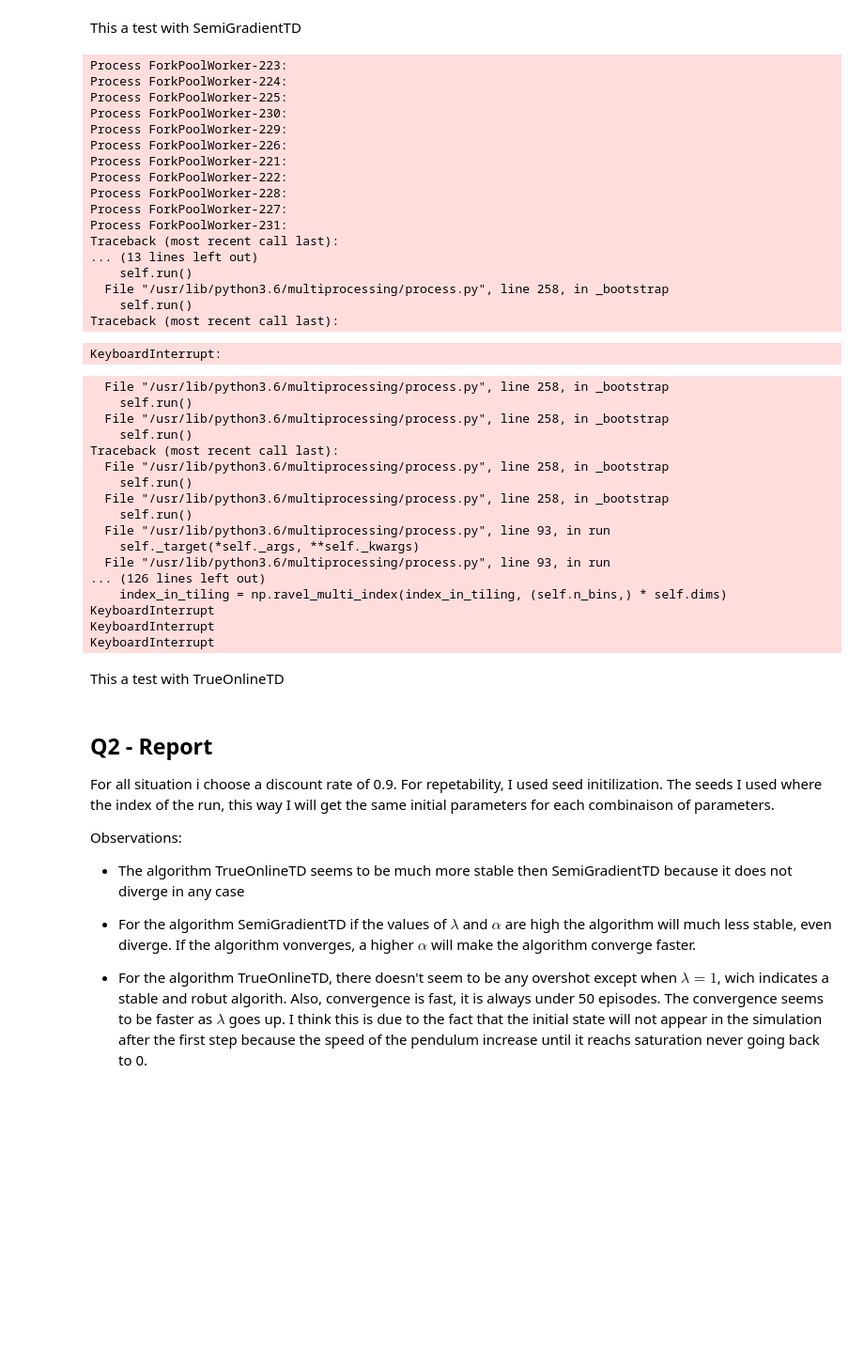
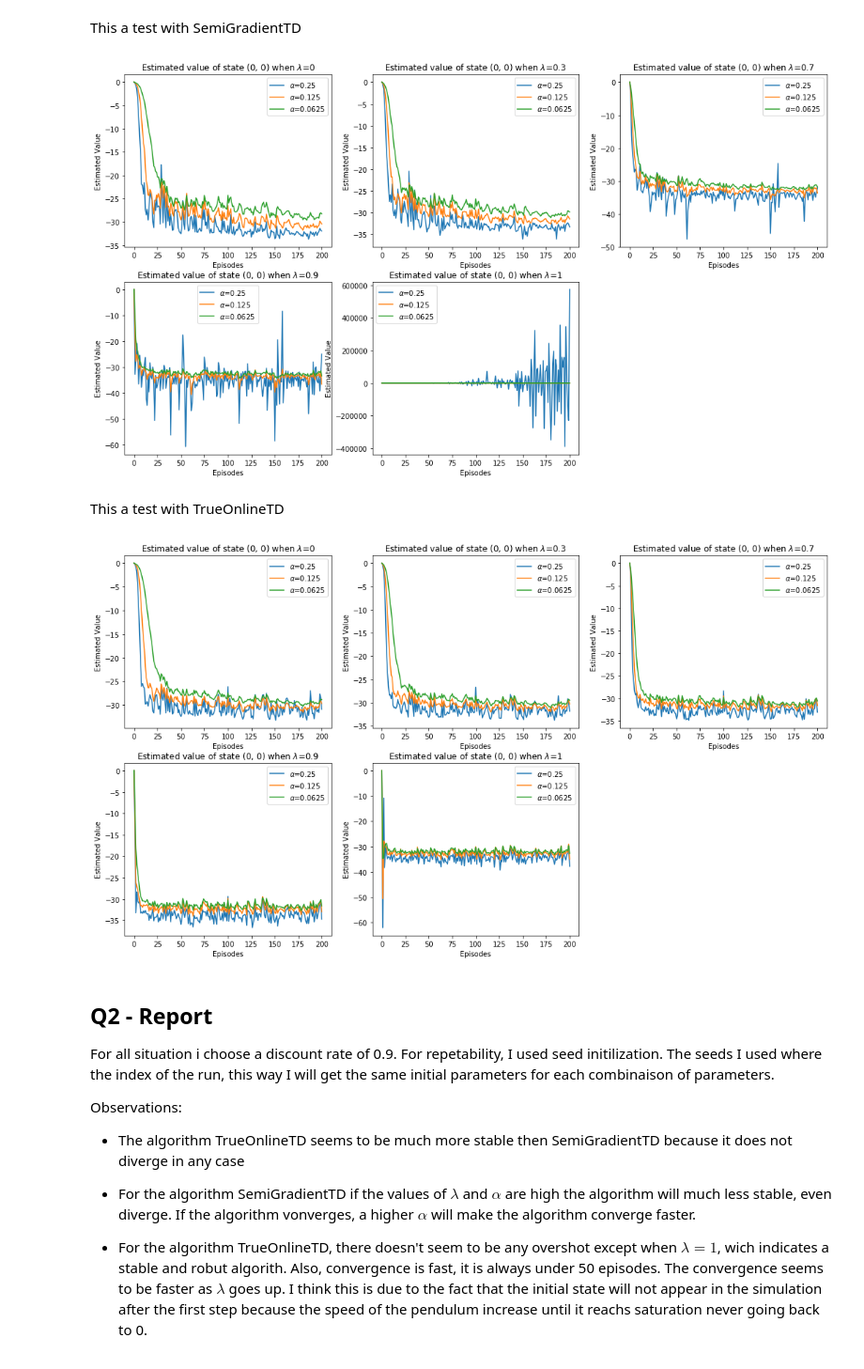
Before and after one commit to jgsimard/COMP767, a Jupyter notebook: hw2-notebook.ipynb, the cells around one changed output. Shown at 94% size. Drawn from its saved outputs; the diff is of its cells as text; code cells hidden in the pictures; blank space fills up the shorter version.

```diff
--- a/hw2-notebook.ipynb
+++ b/hw2-notebook.ipynb
@@ -254,7 +257,7 @@ Perform 10 independent runs, each of 200 episodes. Each episode should start art
 # %% [markdown]
 ### Functions necessary to compute the experiment
 # %%
-def policy(env, state, action_amplitude = None):
+def q2_policy(env, state, action_amplitude = None):
     probability_torque_same_direction = 0.9
     velocity = state[1]
 
@@ -298,7 +301,7 @@ def q2_run(trace_decay_rate, learning_rate, n_episode_by_run, n_bins, n_tilings,
                                                              n_tilings=n_tilings,
                                                              observation_space = state_observation_space)
     agent = agent_class(env, discount_rate, learning_rate, trace_decay_rate,
-                        approximation_function,policy, get_angle_velocity, reset_env)
+                        approximation_function, q2_policy, get_angle_velocity, reset_env)
     agent.weights = get_weights(approximation_function.size, seed=seed)
     env.seed(seed)
     state_to_estimate = np.array([0,0])
@@ -362,7 +365,7 @@ def q2_experiment_parallel(trace_decay_rates,
 
     results = {}
     for trace_decay_rate in trace_decay_rates:
-        results[lambda_return]= {}
+        results[trace_decay_rate]= {}
         for learning_rate in learning_rates:
             results[trace_decay_rate][learning_rate] = np.mean(parallel_results[:n_run], axis=0)
             del parallel_results[:n_run]
@@ -371,20 +374,20 @@ def q2_experiment_parallel(trace_decay_rates,
 # %% [markdown]
 ### Plotting functions
 # %%
-def lambda_plot(results, lambda_return):
-    for learning_rate in results[lambda_return]:
-        plt.plot(results[lambda_return][learning_rate], label=r"$\alpha$"+f"={learning_rate}")
-    plt.title(f"Estimated value of state {(0,0)} when $\lambda$={lambda_return}")
+def trace_decay_plot(results, trace_decay_rate):
+    for learning_rate in results[trace_decay_rate]:
+        plt.plot(results[trace_decay_rate][learning_rate], label=r"$\alpha$"+f"={learning_rate}")
+    plt.title(f"Estimated value of state {(0,0)} when $\lambda$={trace_decay_rate}")
     plt.xlabel("Episodes")
     plt.ylabel("Estimated Value")
     plt.legend()
 
-def all_lambda_plot(results):
+def all_trace_decay_plot(results):
     fig = plt.figure(figsize=(18, 10))
-    lambda_returns = list(results.keys())
+    trace_decay_rates = list(results.keys())
     for i in range(len(results)):
         plt.subplot(2, 3, i+1)
-        lambda_plot(results, lambda_returns[i])
+        trace_decay_plot(results, trace_decay_rates[i])
     plt.show()
 # %% [markdown]
 ### The results are computed here !
@@ -401,48 +404,14 @@ This a test with SemiGradientTD
 # %%
 results_SemiGradientTD = q2_experiment_parallel(trace_decay_rates,
                                                 learning_rates,
                                                 n_run,
                                                 n_episode_by_run,
                                                 n_bins,
                                                 n_tilings,
                                                 temporal_difference.SemiGradientTD)
-all_lambda_plot(results_SemiGradientTD)
+all_trace_decay_plot(results_SemiGradientTD)
 # %% [output]
-Process ForkPoolWorker-223:
-Process ForkPoolWorker-224:
-Process ForkPoolWorker-225:
-Process ForkPoolWorker-230:
-Process ForkPoolWorker-229:
-Process ForkPoolWorker-226:
-Process ForkPoolWorker-221:
-Process ForkPoolWorker-222:
-Process ForkPoolWorker-228:
-Process ForkPoolWorker-227:
-Process ForkPoolWorker-231:
-Traceback (most recent call last):
-... (13 lines left out)
-    self.run()
-  File "/usr/lib/python3.6/multiprocessing/process.py", line 258, in _bootstrap
-    self.run()
-Traceback (most recent call last):
-KeyboardInterrupt:
-  File "/usr/lib/python3.6/multiprocessing/process.py", line 258, in _bootstrap
-    self.run()
-  File "/usr/lib/python3.6/multiprocessing/process.py", line 258, in _bootstrap
-    self.run()
-Traceback (most recent call last):
-  File "/usr/lib/python3.6/multiprocessing/process.py", line 258, in _bootstrap
-    self.run()
-  File "/usr/lib/python3.6/multiprocessing/process.py", line 258, in _bootstrap
-    self.run()
-  File "/usr/lib/python3.6/multiprocessing/process.py", line 93, in run
-    self._target(*self._args, **self._kwargs)
-  File "/usr/lib/python3.6/multiprocessing/process.py", line 93, in run
-... (126 lines left out)
-    index_in_tiling = np.ravel_multi_index(index_in_tiling, (self.n_bins,) * self.dims)
-KeyboardInterrupt
-KeyboardInterrupt
-KeyboardInterrupt
+[figure, added]
 # %% [markdown]
 This a test with TrueOnlineTD
 # %%
@@ -453,7 +422,9 @@ results_TrueOnlineTD = q2_experiment_parallel(trace_decay_rates,
                                               n_bins,
                                               n_tilings,
                                               temporal_difference.TrueOnlineTD)
-all_lambda_plot(results_TrueOnlineTD)
+all_trace_decay_plot(results_TrueOnlineTD)
+# %% [output]
+[figure, added]
 # %% [markdown]
 ## Q2 - Report
 For all situation i choose a discount rate of 0.9. For repetability, I used seed initilization. The seeds I used where the index of the run, this way I will get the same initial parameters for each combinaison of parameters.
```
Also changed, not shown: parts of 4 cells of this notebook, 1 other file.
